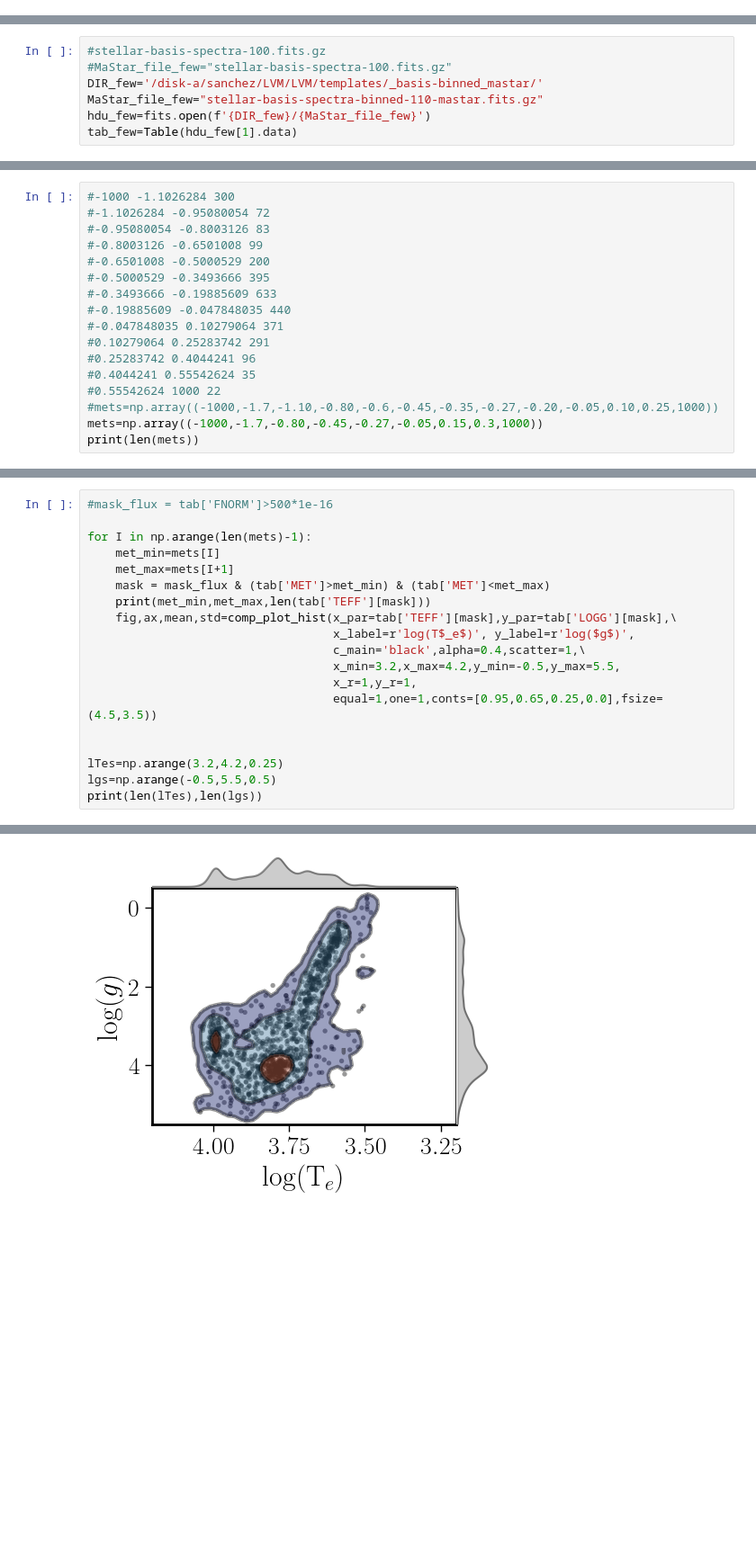
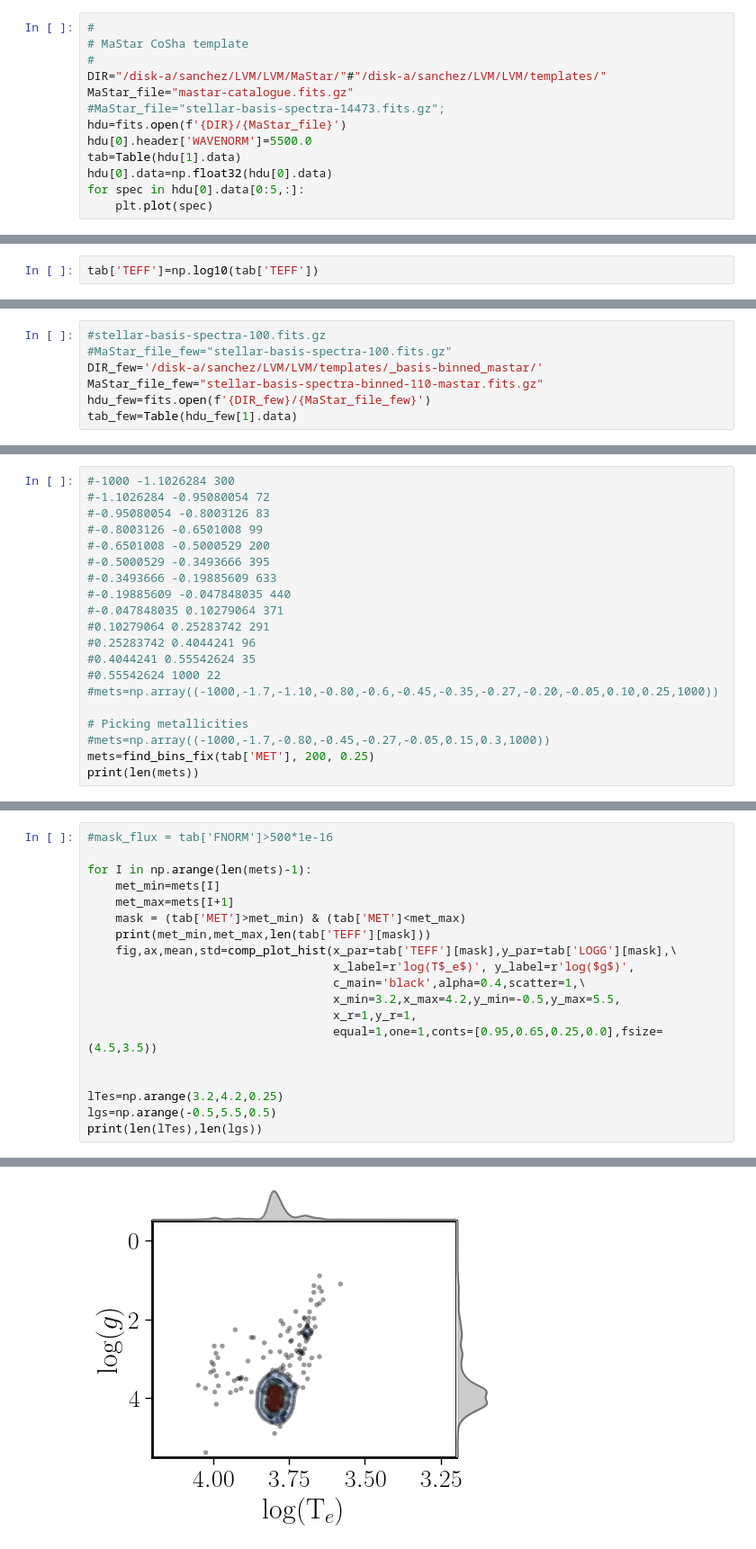
Before and after one commit to sdss/lvmdap, a Jupyter notebook: notebooks/MaStar_Library.ipynb, the cells around one changed output, grey strips where cells are left out. Shown at 90% size. Saved outputs shown, nothing was run; the diff lists cells and outputs as text; blank space fills up the shorter version.

Commit message:
New notebooks to generate the RSP from the MaStar stellar Library

```diff
--- a/notebooks/MaStar_Library.ipynb
+++ b/notebooks/MaStar_Library.ipynb
@@ -1111,0 +1115,13 @@ hdu[0].data=np.float32(hdu[0].data)
+# %%
+#
+# MaStar CoSha template
+#
+DIR="/disk-a/sanchez/LVM/LVM/MaStar/"#"/disk-a/sanchez/LVM/LVM/templates/"
+MaStar_file="mastar-catalogue.fits.gz"
+#MaStar_file="stellar-basis-spectra-14473.fits.gz";
+hdu=fits.open(f'{DIR}/{MaStar_file}')
+hdu[0].header['WAVENORM']=5500.0
+tab=Table(hdu[1].data)
+hdu[0].data=np.float32(hdu[0].data)
+for spec in hdu[0].data[0:5,:]:
+    plt.plot(spec)
@@ -1111,0 +1130,2 @@ hdu[0].data=np.float32(hdu[0].data)
+# %%
+tab['TEFF']=np.log10(tab['TEFF'])
@@ -1396,6 +1448,9 @@ print(mets)
 #0.4044241 0.55542624 35
 #0.55542624 1000 22
 #mets=np.array((-1000,-1.7,-1.10,-0.80,-0.6,-0.45,-0.35,-0.27,-0.20,-0.05,0.10,0.25,1000))
-mets=np.array((-1000,-1.7,-0.80,-0.45,-0.27,-0.05,0.15,0.3,1000))
+
+# Picking metallicities
+#mets=np.array((-1000,-1.7,-0.80,-0.45,-0.27,-0.05,0.15,0.3,1000))
+mets=find_bins_fix(tab['MET'], 200, 0.25)
 print(len(mets))
 # %% [output]
@@ -1406,7 +1461,7 @@ print(len(mets))
 for I in np.arange(len(mets)-1):
     met_min=mets[I]
     met_max=mets[I+1]
-    mask = mask_flux & (tab['MET']>met_min) & (tab['MET']<met_max)
+    mask = (tab['MET']>met_min) & (tab['MET']<met_max)
     print(met_min,met_max,len(tab['TEFF'][mask]))
     fig,ax,mean,std=comp_plot_hist(x_par=tab['TEFF'][mask],y_par=tab['LOGG'][mask],\
                                    x_label=r'log(T$_e$)', y_label=r'log($g$)',
@@ -1433 +1496 @@ print(len(lTes),len(lgs))
-[figure, old version]
+[figure, new version]
```
Also changed, not shown: parts of 48 cells of this notebook, 1 other file.
